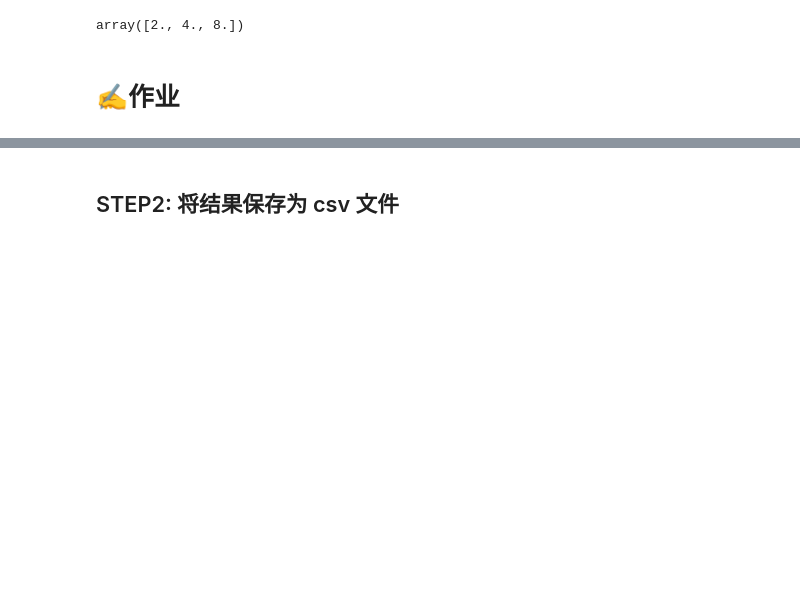
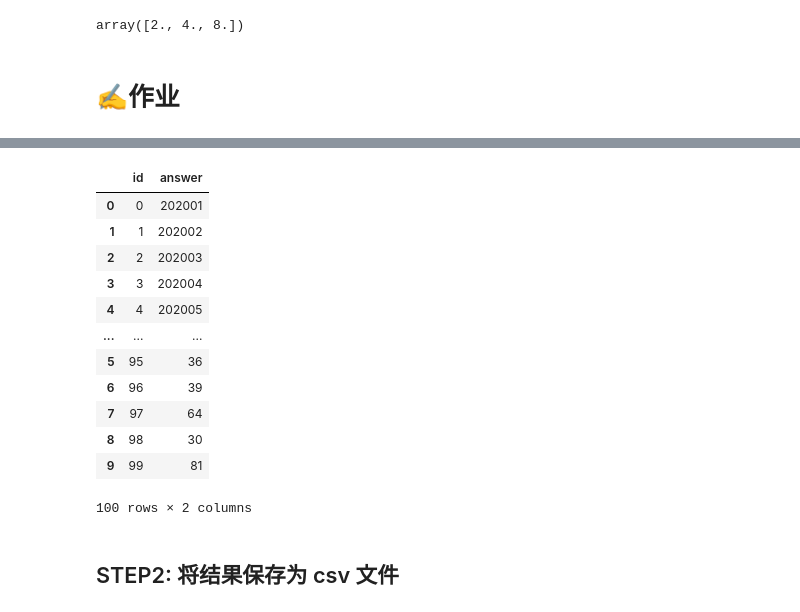
Before and after one commit to ABCDEFGHIJKLMOPQRSTUVWXY/Numpy-Pandas-, a Jupyter notebook: 1/1. Pandas和Nmupy基础.ipynb, the cells around one changed output, grey strips where cells are left out. Cells and saved outputs as stored; diff of their text form; code cells hidden in the pictures; blank space fills up the shorter version.

```diff
--- a/1/1. Pandas和Nmupy基础.ipynb
+++ b/1/1. Pandas和Nmupy基础.ipynb
@@ -318,0 +317,26 @@ import pandas as pd
+# %%
+import numpy as np
+import pandas as pd
+
+df = pd.DataFrame({
+    'Id': [202001, 202002, 202003, 202004, 202005, 202006, 202007, 202008, 202009, 202010],
+    'Chinese': [98, 67, 84, 88, 78, 90, 93, 75, 82, 87],
+    'Math': [92, 80, 73, 76, 88, 78, 90, 82, 77, 69],
+    'English': [88, 79, 90, 73, 79, 83, 81, 91, 71, 78]
+})
+
+score = np.array(df)
+score = np.column_stack((score, np.sum(score[:, 1:4], axis=1)))
+score = np.column_stack((score, np.mean(score[:, 1:4], axis=1)))
+score = np.column_stack((score, np.max(score[:, 1:4], axis=1)))
+score = np.column_stack((score, np.min(score[:, 1:4], axis=1)))
+score = np.column_stack((score, np.ptp(score[:, 1:4], axis=1)))
+score = np.column_stack((score, np.var(score[:, 1:4], ddof=1,axis=1)))
+
+result = pd.DataFrame(score, columns=['Id', 'Chinese', 'Math', 'English', 'Sum','Mean', 'Max', 'Min', 'Range', 'Variance'])
+
+for i in range(len(result)):
+    for j in range(4, len(result.columns)):
+        result.iloc[i, j] = int(result.iloc[i, j])
+
+print(result)
@@ -325,9 +358,25 @@ df
 # %%
-data = pd.concat([StudentScore.iloc[:,0],StudentScore.iloc[:,1],StudentScore.iloc[:,2],StudentScore.iloc[:,3],StudentScore.iloc[:,4],StudentScore.iloc[:,5],StudentScore.iloc[:,6],StudentScore.iloc[:,7],StudentScore.iloc[:,8],StudentScore.iloc[:,9]])
+
+data = pd.concat([result.iloc[:,0],result.iloc[:,1],result.iloc[:,2],result.iloc[:,3],result.iloc[:,4],result.iloc[:,5],result.iloc[:,6],result.iloc[:,7],result.iloc[:,8],result.iloc[:,9]])
 df = pd.DataFrame(data, columns=['answer'])
 df['id'] = range(len(df))
 df = df[['id', 'answer']]
+df['answer'] = df['answer'].astype(int)
 df
+# %% [output]
+|  | id | answer |
+| 0 | 0 | 202001 |
+| 1 | 1 | 202002 |
+| 2 | 2 | 202003 |
+| 3 | 3 | 202004 |
+| 4 | 4 | 202005 |
+| ... | ... | ... |
+| 5 | 95 | 36 |
+| 6 | 96 | 39 |
+| 7 | 97 | 64 |
+| 8 | 98 | 30 |
+| 9 | 99 | 81 |
+100 rows × 2 columns
 # %% [markdown]
 ## STEP2: 将结果保存为 csv 文件
 # %%
```
Also changed, not shown: parts of 3 cells of this notebook, 3 other files.
